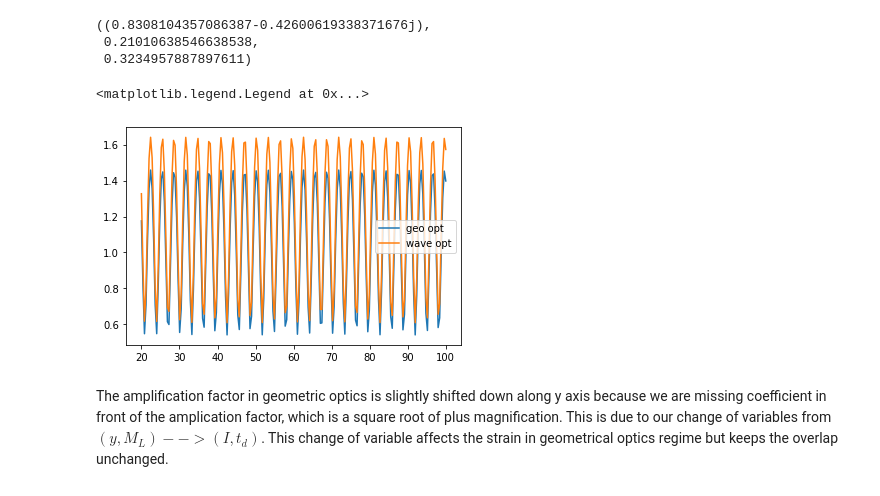
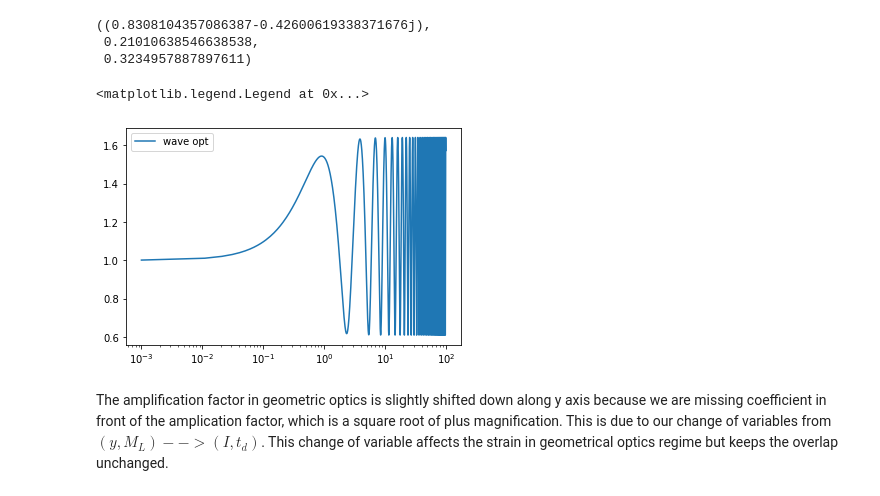
Before and after one commit to astroboy07/GW_Lensing, a Jupyter notebook: lens_properties_2.ipynb, the cells around one changed output. Saved outputs shown, nothing was run; the diff lists cells and outputs as text; code cells hidden in the pictures.

```diff
--- a/lens_properties_2.ipynb
+++ b/lens_properties_2.ipynb
@@ -414,7 +414,7 @@ F_geo
  0.21010638546638538,
  0.3234957887897611)
 # %%
-freq = np.linspace(20, 100, 200)
+freq = np.linspace(0.001, 100, 10000)
 F_geo = np.zeros_like(freq, dtype = np.complex128)
 F_wave = np.zeros_like(freq, dtype = np.complex128)
 
@@ -422,12 +422,12 @@ for i in range(freq.shape[0]):
     F_geo[i] = overlap_model.F_geo_pm(freq[i])[0]
     F_wave[i] = overlap_model.F_pm(freq[i])
 # %%
-plt.plot(freq, np.abs(F_geo), label = 'geo opt')
-plt.plot(freq, np.abs(F_wave), label = 'wave opt')
+#plt.semilogx(freq, np.abs(F_geo), label = 'geo opt')
+plt.semilogx(freq, np.abs(F_wave), label = 'wave opt')
 plt.legend()
 # %% [output]
 <matplotlib.legend.Legend at 0x...>
-[figure, old version]
+[figure, new version]
 # %% [markdown]
 The amplification factor in geometric optics is slightly shifted down along y axis because we are missing coefficient in front of the amplication factor, which is a square root of plus magnification. This is due to our change of variables from $(y, M_L) --> (I, t_d)$. This change of variable affects the strain in geometrical optics regime but keeps the overlap unchanged.
 # %% [markdown]
```
Also changed, not shown: parts of 9 cells of this notebook, 20 other files.
